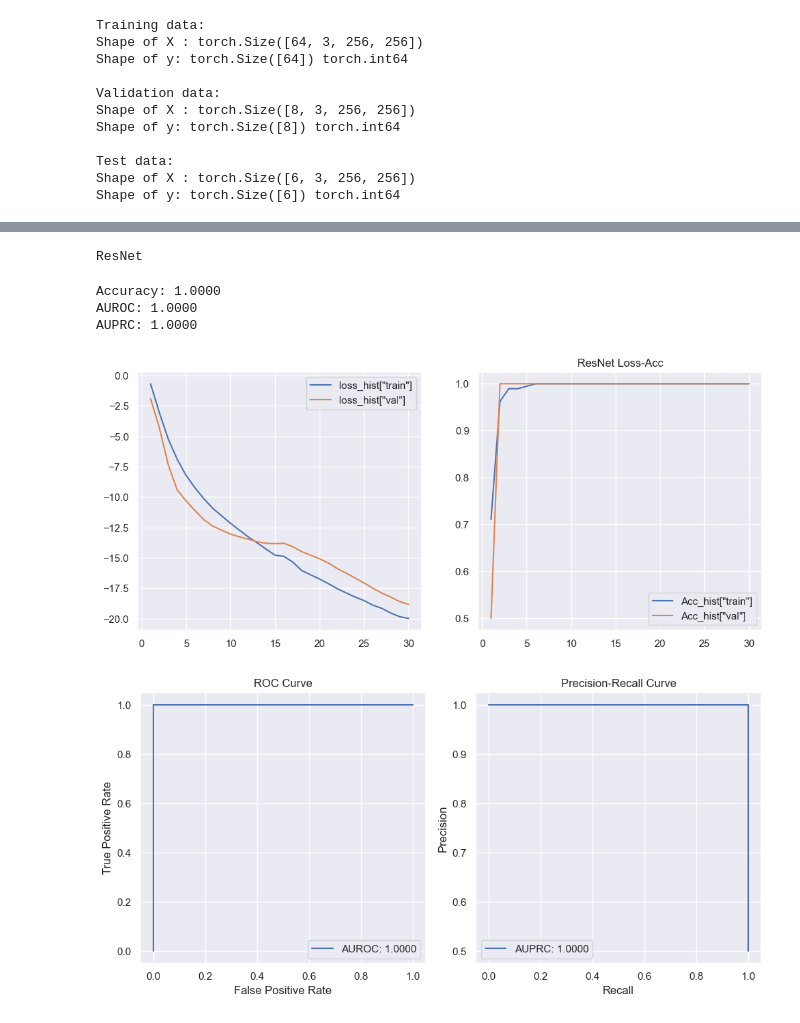
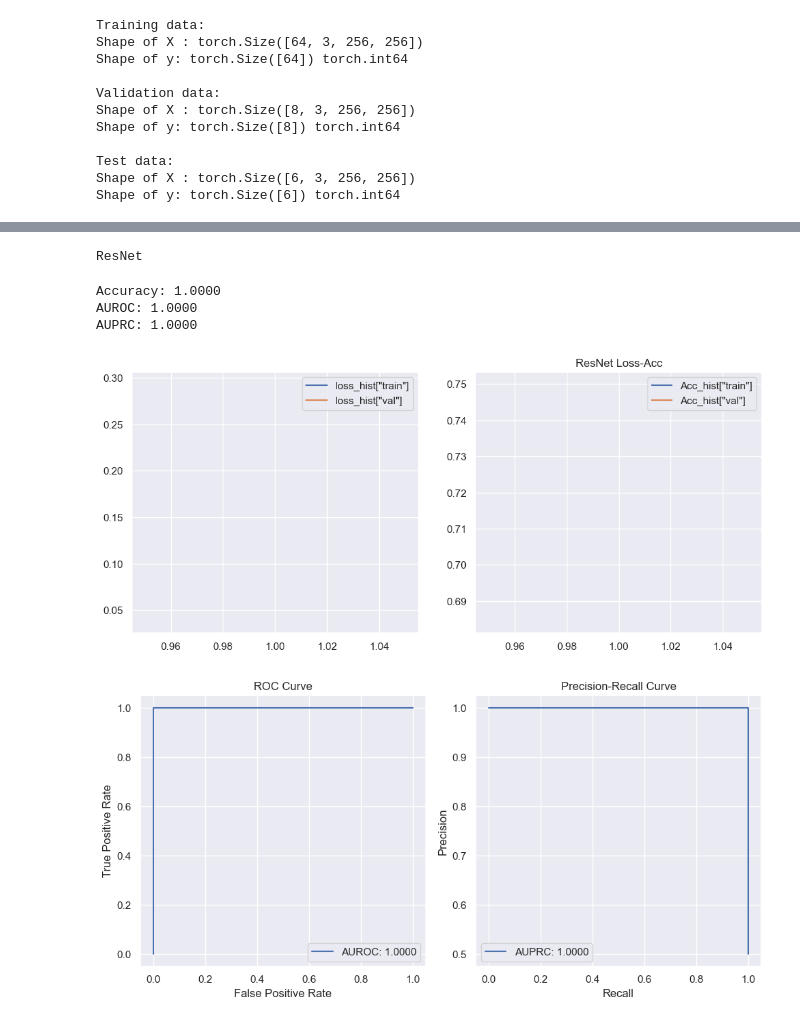
Before and after one commit to kitewatermelon/UWF4DR, a Jupyter notebook: combined.ipynb, the cells around one changed output, grey strips where cells are left out. Saved outputs shown, nothing was run; the diff lists cells and outputs as text; code cells hidden in the pictures.

```diff
--- a/combined.ipynb
+++ b/combined.ipynb
@@ -36,8 +36,11 @@ warnings.filterwarnings('ignore')
 # %%
 IMAGE_SIZE = 256
 IMAGE_CHANNEL = 3
-EPOCH_18 = 100
-EPOCH_34 = 25
+EPOCH_18 = 1
+EPOCH_34 = 1
+
+# EPOCH_18 = 50
+# EPOCH_34 = 30
 # %%
 def zip_folder(folder_path, output_path):
     # zipfile.ZipFile을 사용하여 zip 파일을 생성합니다.
@@ -115,12 +118,12 @@ class GaussianMultiplyTransform:
 transform = transforms.Compose(
     [
         transforms.Resize((IMAGE_SIZE, IMAGE_SIZE)),
-        transforms.CenterCrop((IMAGE_SIZE - 20 ,IMAGE_SIZE -20 )),  # // 사용으로 정수 나누기
-        transforms.Resize((IMAGE_SIZE, IMAGE_SIZE)),
+        # transforms.CenterCrop((IMAGE_SIZE //2  ,IMAGE_SIZE )),  # // 사용으로 정수 나누기
+        # transforms.Resize((IMAGE_SIZE, IMAGE_SIZE)),
 
-        CLAHETransform(clip_limit=5.0, tile_grid_size=(8, 8)),
-        GammaCorrection(gamma=0.45),
-        GaussianMultiplyTransform(size=(IMAGE_SIZE, IMAGE_SIZE), sigma=0.8),  # 가우시안 분포 곱하기
+        # CLAHETransform(clip_limit=5.0, tile_grid_size=(8, 8)),
+        # GammaCorrection(gamma=0.45),
+        # GaussianMultiplyTransform(size=(IMAGE_SIZE, IMAGE_SIZE), sigma=0.8),  # 가우시안 분포 곱하기
 
 
         transforms.ToTensor(),
@@ -498,7 +496,7 @@ folder_to_zip = 'resnet18'
 if device == 'mps':
     output_zip_file = '/Users/kite/Library/CloudStorage/GoogleDrive-parkite576@gmail.com/내 드라이브/연구실 자료 LAB/UWF4DR/resnet18.zip'
 else:
-    output_zip_file = 'resnet18.zip'
+    output_zip_file = 'noresnet18.zip'
 
 zip_folder(folder_to_zip, output_zip_file)
 # %% [output]
@@ -516,35 +519,35 @@ else:
 
 
 Retino_model = Retino_model.to(device)
 
 params_train=get_params(EPOCH_34)
 print(Retino_model.__class__.__name__)
 # Model Summary for ResNet
 # summary(Retino_model, input_size=(IMAGE_CHANNEL, IMAGE_SIZE, IMAGE_SIZE), device=device.type)
 # summary(Retino_model, input_size=(3, 299, 299), device=device.type)
 loss_func = nn.NLLLoss(reduction="sum")
 opt = optim.Adam(Retino_model.parameters(), lr=1e-4)
 lr_scheduler = ReduceLROnPlateau(opt, mode='min',factor=0.5, patience=20,verbose=1)
 model,loss_hist_m,metric_hist_m = train_val(Retino_model,params_train)
 
 accuracy, auroc, auprc, all_labels, all_preds, all_probs = evaluate_model(model, test_loader, device)
 torch.save(model.state_dict(), "resnet34/model_weights.pth")
 
 folder_to_zip = 'resnet34'
 
 
 if device == 'mps':
     output_zip_file = '/Users/kite/Library/CloudStorage/GoogleDrive-parkite576@gmail.com/내 드라이브/연구실 자료 LAB/UWF4DR/resnet34.zip'
 else:
-    output_zip_file = 'resnet34.zip'
+    output_zip_file = 'noresnet34.zip'
 
 zip_folder(folder_to_zip, output_zip_file)
 # %% [output]
 ResNet
 Accuracy: 1.0000
 AUROC: 1.0000
 AUPRC: 1.0000
-[figure, old version]
+[figure, new version]
 [figure]
 # %%
 print(device)
```
Also changed, not shown: parts of 11 cells of this notebook, 3 other files.
